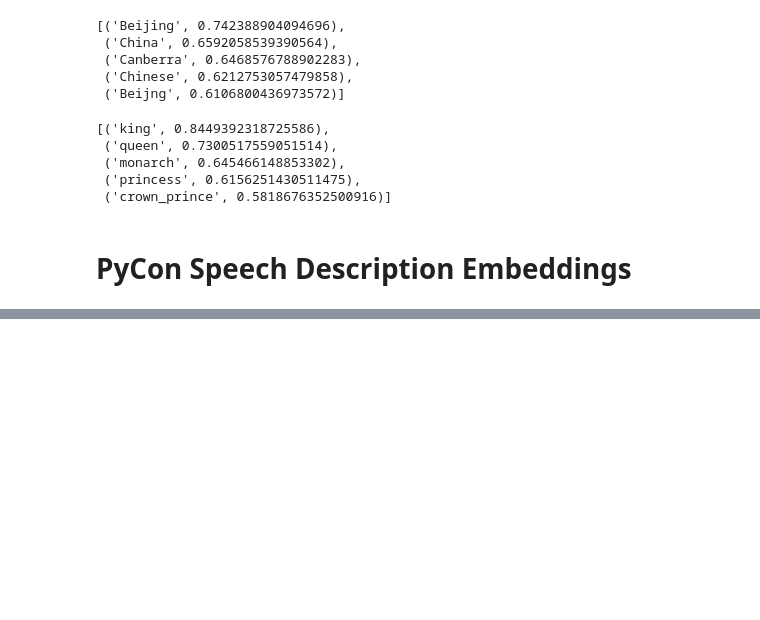
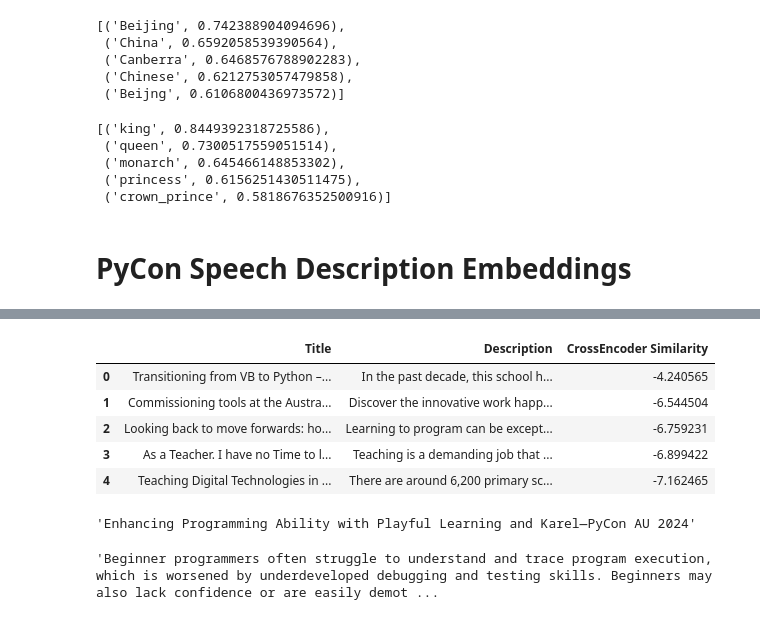
Before and after one commit to lbluett/PyCon-2024, a Jupyter notebook: code/Embeddings Presentation Demo.ipynb, the cells around one changed output, grey strips where cells are left out. Cells and saved outputs as stored; diff of their text form; code cells hidden in the pictures; blank space fills up the shorter version.

```diff
--- a/code/Embeddings Presentation Demo.ipynb
+++ b/code/Embeddings Presentation Demo.ipynb
@@ -368,0 +162,53 @@ TypeError: string indices must be integers, not 'str'
+# %%
+import pandas as pd
+from sentence_transformers import SentenceTransformer, CrossEncoder, util
+import torch
+
+# Load the dataset
+df = pd.read_csv('pycon_2024_sessions.csv')
+
+# Load sentence transformer and cross-encoder models
+sbert_model = SentenceTransformer('all-mpnet-base-v2')
+cross_encoder = CrossEncoder('cross-encoder/ms-marco-MiniLM-L-6-v2')
+
+# Compute embeddings for all descriptions
+embeddings = sbert_model.encode(df['Description'].tolist(), convert_to_tensor=True)
+
+# Select the target speech's index to compare with
+current_speech_idx = df[df['Title'] == 'Enhancing Programming Ability with Playful Learning and Karel—PyCon AU 2024'].index[0]
+target_embedding = embeddings[current_speech_idx]
+
+# Calculate cosine similarity between the target speech and all speeches
+similarities = util.pytorch_cos_sim(target_embedding, embeddings).squeeze()
+
+# Get initial top 10 most similar speeches excluding the target speech itself
+top_10_indices = torch.topk(similarities, k=11).indices[1:].tolist()
+top_10_similarities = similarities[top_10_indices].tolist()
+
+# Prepare sentence pairs for cross-encoder re-ranking
+sentence_pairs = [(df.iloc[current_speech_idx]['Description'], df.iloc[i]['Description']) for i in top_10_indices]
+
+# Re-rank the top 10 using cross-encoder and select the top 5
+cross_scores = cross_encoder.predict(sentence_pairs)
+top_5_indices = torch.topk(torch.tensor(cross_scores), k=5).indices.tolist()
+
+# Retrieve top 5 similar documents with titles and similarity scores
+top_5_results = [(df.iloc[top_10_indices[i]]['Title'], df.iloc[top_10_indices[i]]['Description'], cross_scores[i]) for i in top_5_indices]
+top_5_df = pd.DataFrame(top_5_results, columns=["Title", "Description", "CrossEncoder Similarity"])
+
+top_5_df
+# %% [output]
+|  | Title | Description | CrossEncoder Similarity |
+| 0 | Transitioning from VB to Python –... | In the past decade, this school h... | -4.240565 |
+| 1 | Commissioning tools at the Austra... | Discover the innovative work happ... | -6.544504 |
+| 2 | Looking back to move forwards: ho... | Learning to program can be except... | -6.759231 |
+| 3 | As a Teacher. I have no Time to l... | Teaching is a demanding job that ... | -6.899422 |
+| 4 | Teaching Digital Technologies in ... | There are around 6,200 primary sc... | -7.162465 |
+# %%
+top_5_df['Title'][1]
+# %% [output]
+'Enhancing Programming Ability with Playful Learning and Karel—PyCon AU 2024'
+# %%
+top_5_df['Description'][1]
+# %% [output]
+'Beginner programmers often struggle to understand and trace program execution, which is worsened by underdeveloped debugging and testing skills. Beginners may also lack confidence or are easily demot ...
```
Also changed, not shown: parts of 20 cells of this notebook, 1 other file.
